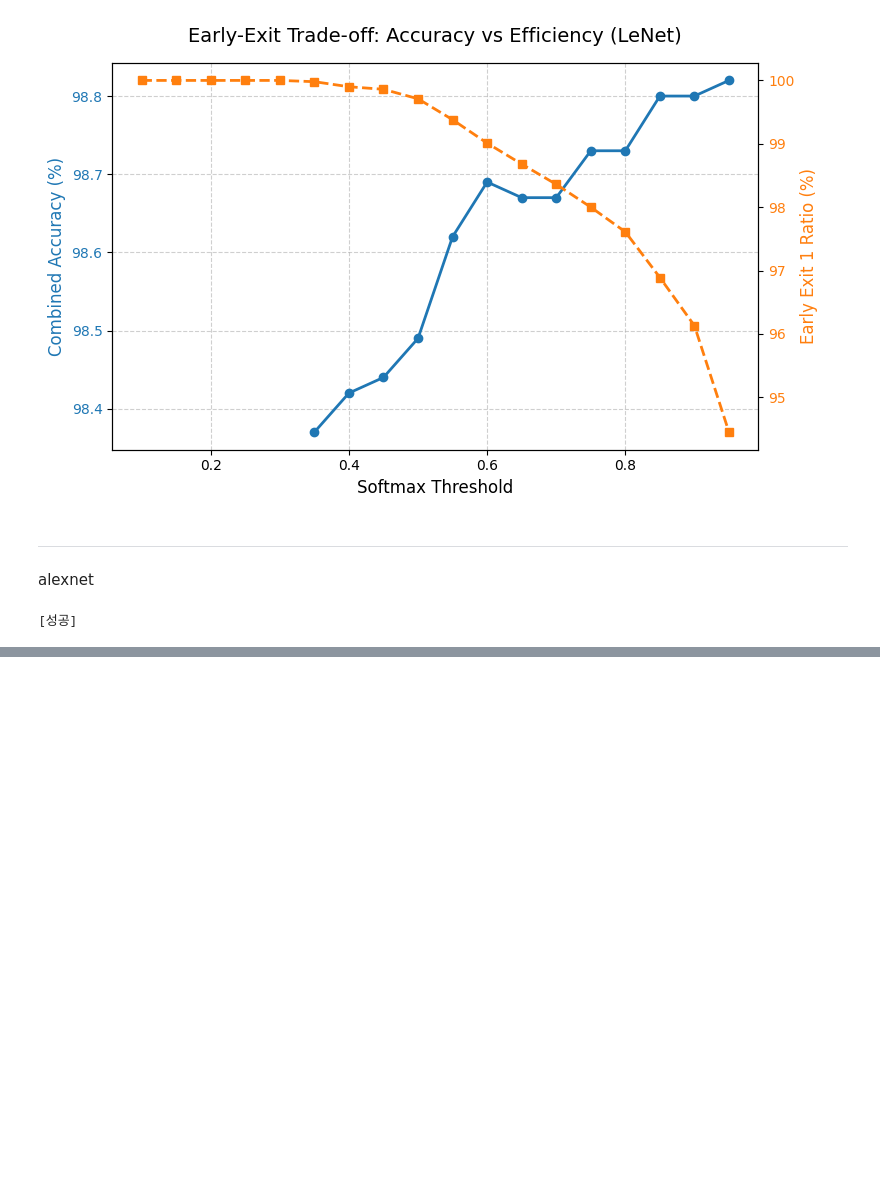
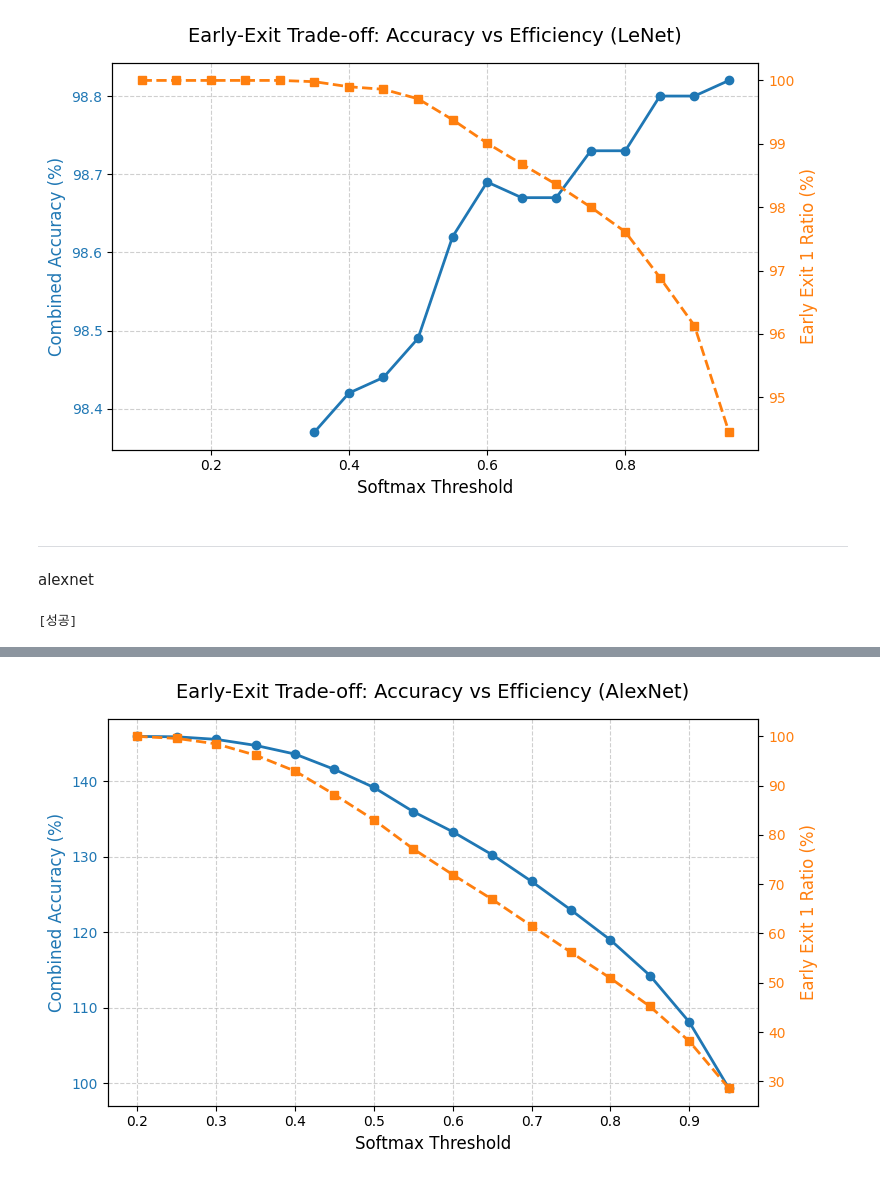
Before and after one commit to shinae1023/AML_project, a Jupyter notebook: earlyexit.ipynb, the cells around one changed output, grey strips where cells are left out. Saved outputs shown, nothing was run; the diff lists cells and outputs as text; code cells hidden in the pictures; blank space fills up the shorter version.

```diff
--- a/earlyexit.ipynb
+++ b/earlyexit.ipynb
@@ -246,0 +290,75 @@ Starting epoch: 14...
+# %%
+import json
+import glob
+import os
+import math
+import matplotlib.pyplot as plt
+
+# 1. 파일 찾기
+json_files = glob.glob("./outputs/b_alexnet_cifar/range_notes/*multiple*.json")
+
+if not json_files:
+    print("❌ 스캔 결과 JSON 파일을 발견하지 못했습니다.")
+else:
+    # 가장 최신 파일 로드 (과거에 실패한 찌꺼기 파일 방지)
+    latest_json = max(json_files, key=os.path.getctime)
+    print(f"📄 로드된 파일: {latest_json}")
+
+    with open(latest_json, "r") as f:
+        data = json.load(f)
+
+    test_vals = data.get("test_vals", [])
+    print(f"🔍 총 {len(test_vals)}개의 테스트 덩어리를 찾았습니다.")
+
+    if len(test_vals) > 0:
+        available_keys = list(test_vals[0]["conf_metrics"].keys())
+        target_key = available_keys[0]
+
+        # 2. 데이터 추출 및 결측치(NaN) 필터링
+        thresholds = []
+        accuracies = []
+        early_exit_pct = []
+
+        for item in test_vals:
+            metrics = item["conf_metrics"][target_key]
+            thr = metrics["exit_threshs"][0]
+            acc = metrics.get("combined_accuracy")
+            ee1 = metrics["exit_pc"][0]
+
+            # 정확도 값이 존재하고 NaN(Not a Number)이 아닌 경우에만 리스트에 추가
+            if acc is not None and not math.isnan(acc):
+                thresholds.append(thr)
+                accuracies.append(acc * 100)
+                early_exit_pct.append(ee1 * 100)
+
+        print(f"📊 유효한 데이터 포인트: {len(thresholds)}개 확보 성공!")
+
+        # 유효한 데이터가 1개 이상일 때만 그래프 렌더링
+        if len(thresholds) > 0:
+            print(f"👉 임계값(X축) 목록: {[round(t, 2) for t in thresholds]}")
+            print(f"👉 정확도(Y축) 목록: {[round(a, 2) for a in accuracies]}")
+
+            # 3. 그래프 생성
+            fig, ax1 = plt.subplots(figsize=(8, 5))
+
+            color = 'tab:blue'
+            ax1.set_xlabel('Softmax Threshold', fontsize=12)
+            ax1.set_ylabel('Combined Accuracy (%)', color=color, fontsize=12)
+            ax1.plot(thresholds, accuracies, color=color, marker='o', linewidth=2, label='Accuracy')
+            ax1.tick_params(axis='y', labelcolor=color)
+            ax1.grid(True, linestyle='--', alpha=0.6)
+
+            ax2 = ax1.twinx()
+            color = 'tab:orange'
+            ax2.set_ylabel('Early Exit 1 Ratio (%)', color=color, fontsize=12)
+            ax2.plot(thresholds, early_exit_pct, color=color, marker='s', linestyle='--', linewidth=2, label='EE1 Ratio')
+            ax2.tick_params(axis='y', labelcolor=color)
+
+            plt.title('Early-Exit Trade-off: Accuracy vs Efficiency (AlexNet)', fontsize=14, pad=15)
+            fig.tight_layout()
+            plt.show()
+        else:
+            print("❌ 추출된 데이터 중 유효한 숫자가 하나도 없습니다. 학습 중단 시점의 깨진 JSON 파일일 확률이 높습니다.")
+    else:
+        print("❌ JSON 파일 내부에 'test_vals' 데이터가 비어있습니다.")
+# %% [output]
@@ -246,0 +370 @@ Starting epoch: 14...
+[figure, added]
```
Also changed, not shown: parts of 5 cells of this notebook.
